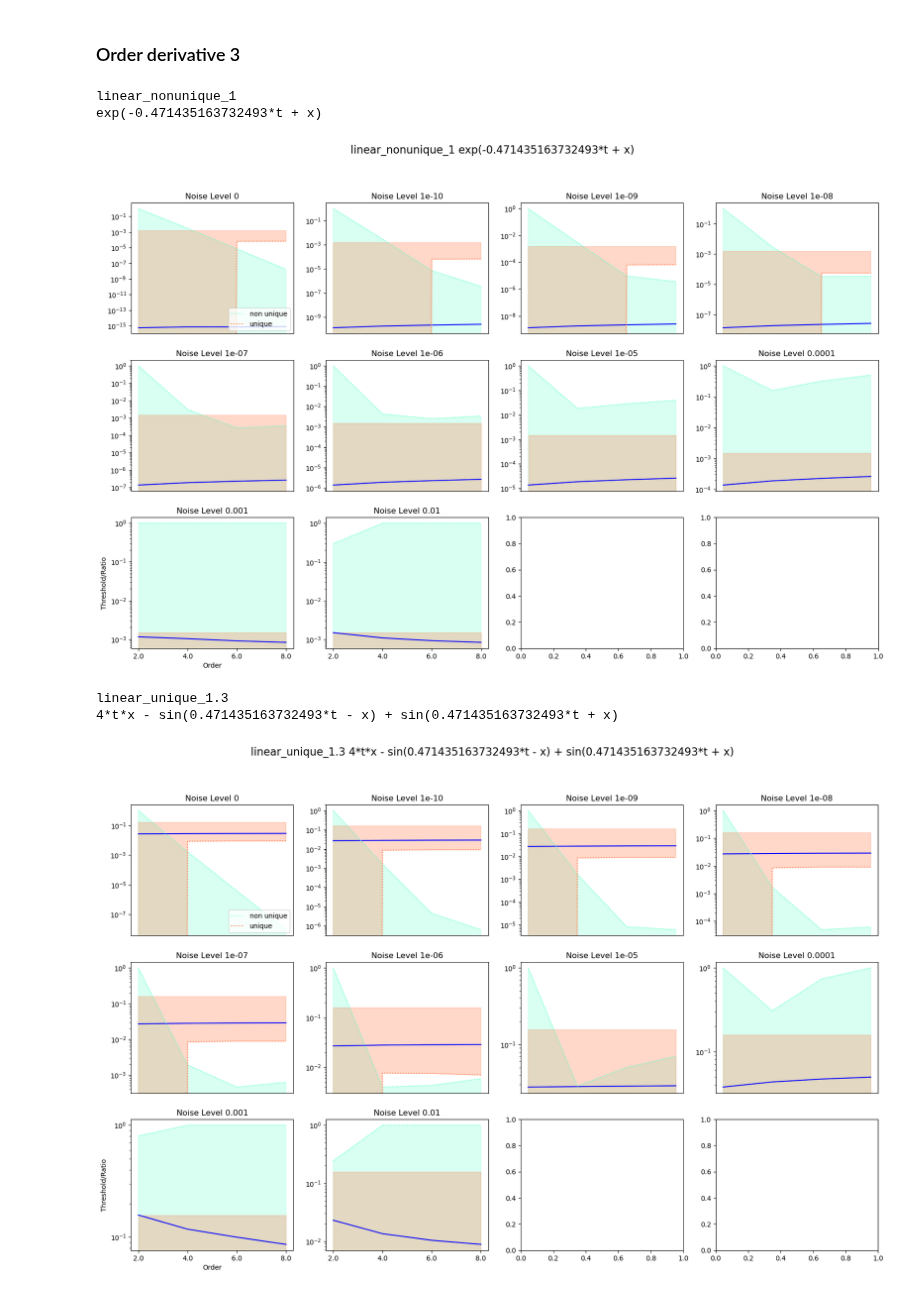
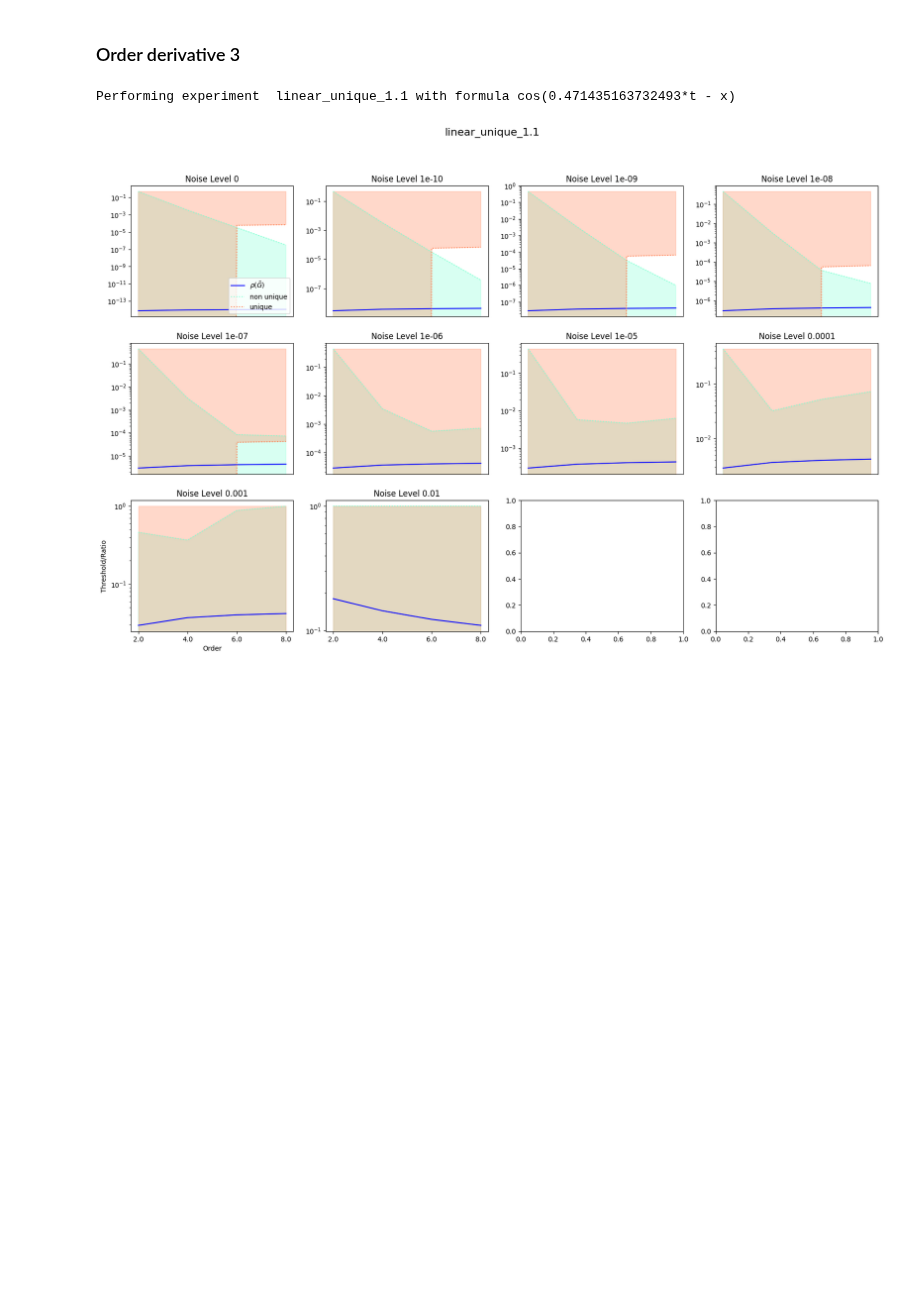
Before and after one commit to HillaryHauger/robust-identifiability-symbolic-recovery, a Jupyter notebook: experiments/nr_franco.ipynb, the cells around one changed output. Drawn from its saved outputs; the diff is of its cells as text; code cells hidden in the pictures; blank space fills up the shorter version.

```diff
--- a/experiments/nr_franco.ipynb
+++ b/experiments/nr_franco.ipynb
@@ -18,6 +18,7 @@ np.random.seed(100)
 # %%
-experiment_names= ['linear_nonunique_1','linear_unique_1.1','linear_unique_1.2','linear_unique_1.3']
-experiment_names= ['linear_nonunique_1']
+all_experiment_names= ['linear_nonunique_1','linear_unique_1.1','linear_unique_1.2','linear_unique_1.3']
+#Specifiy which experiments you want to run
+experiment_names= ['linear_unique_1.1']
 # %% [markdown]
 ### Order derivative 1
 # %%
@@ -40,20 +33,7 @@ exp(-0.471435163732493*t + x)
 ### Order derivative 2
 # %%
 for experiment_name in experiment_names:
-    #Get data
-    u,x,t,formula = experiment_data(n_samples=100,experiment_name=experiment_name)
-    dx=x[1]-x[0]
-    dt=t[1]-t[0]
-    print(experiment_name)
-    print(formula)
     noise_levels = [0]+[10**(-10+i) for i in range(0,9)]
-    result = get_result_df(u,dx,noise_levels,orders=range(2,10,2),max_order_derivative=2,Cxi=1.0,boundary=True)
-    #Save results
-    # Creating the directory if it doesn't exist
-    directory_path="results/" + experiment_name
-    if not os.path.exists(directory_path):
-        os.makedirs(directory_path)
-    result.to_csv(directory_path+"/results.csv")
-
-    plot_uniq_non_uniq_class_with_noise_levels(noise_levels,result,"results/"+experiment_name+"/classification_noise_level.png", title=f"{experiment_name} {formula}")
+    result = perform_experiment(experiment_name = experiment_name,max_order_derivative=2)
+    plot_uniq_non_uniq_class_with_noise_levels(noise_levels,result,"results/"+experiment_name+"/classification_noise_level.png", title=f"{experiment_name}")
 # %% [output]
@@ -64,27 +43,9 @@ NameError: name 'os' is not defined
 ### Order derivative 3
 # %%
 for experiment_name in experiment_names:
-
-    #Get data
-    u,x,t,formula = experiment_data(n_samples=100,experiment_name=experiment_name)
-    dx=x[1]-x[0]
-    dt=t[1]-t[0]
-    print(experiment_name)
-    print(formula)
     noise_levels = [0]+[10**(-10+i) for i in range(0,9)]
-    result = get_result_df(u,dx,noise_levels,orders=range(2,10,2),max_order_derivative=3,Cxi=1.0,boundary=True)
-    #Save results
-    # Creating the directory if it doesn't exist
-    directory_path="results/" + experiment_name
-    if not os.path.exists(directory_path):
-        os.makedirs(directory_path)
-    result.to_csv(directory_path+"/results.csv")
-
-    plot_uniq_non_uniq_class_with_noise_levels(noise_levels,result,"results/"+experiment_name+"/classification_noise_level.png", title=f"{experiment_name} {formula}")
+    result = perform_experiment(experiment_name = experiment_name,max_order_derivative=3)
+    plot_uniq_non_uniq_class_with_noise_levels(noise_levels,result,"results/"+experiment_name+"/classification_noise_level.png", title=f"{experiment_name}")
 # %% [output]
-linear_nonunique_1
-exp(-0.471435163732493*t + x)
+Performing experiment  linear_unique_1.1 with formula cos(0.471435163732493*t - x)
-[figure, old version]
+[figure, new version]
-linear_unique_1.3
-4*t*x - sin(0.471435163732493*t - x) + sin(0.471435163732493*t + x)
-[figure, removed]
```
Also changed, not shown: parts of 5 cells of this notebook, 8 other files.
